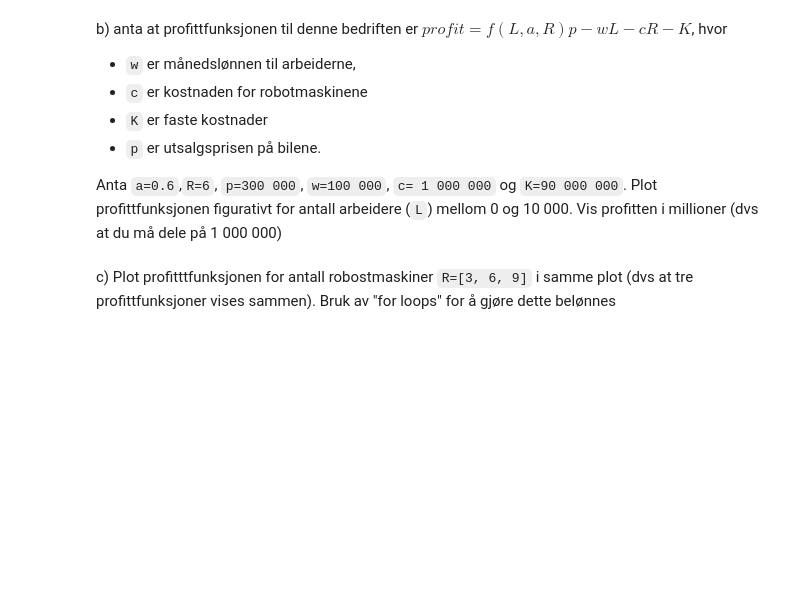
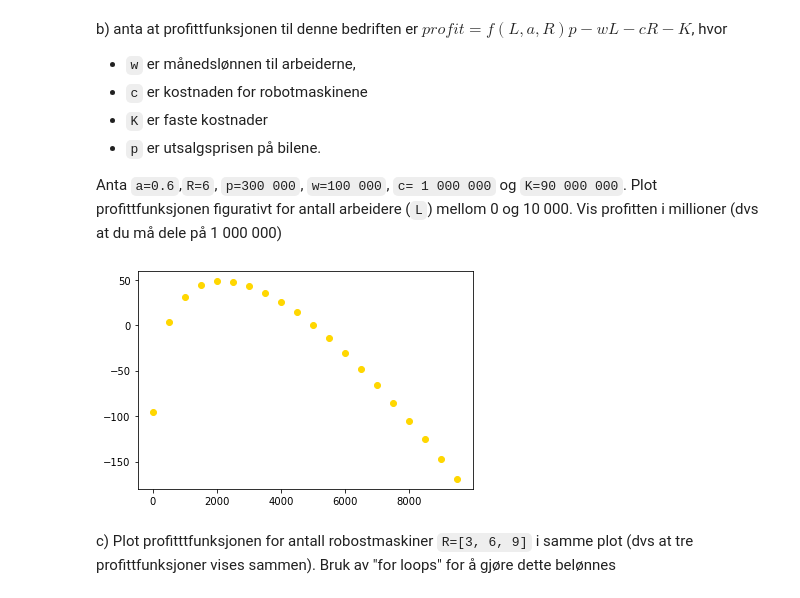
Before and after one commit to Danieljoha/Sok1003-mappeoppgave2, a Jupyter notebook: Mappe 2_oppgaver.ipynb, the cells around one changed output. Drawn from its saved outputs; the diff is of its cells as text; code cells hidden in the pictures; blank space fills up the shorter version.

```diff
--- a/Mappe 2_oppgaver.ipynb
+++ b/Mappe 2_oppgaver.ipynb
@@ -206,5 +218,21 @@ b) anta at profittfunksjonen til denne bedriften er ${profit = f(L, a, R)p-wL-cR
 - `p` er utsalgsprisen på bilene.
 
 Anta `a=0.6`,`R=6`, `p=300 000`, `w=100 000`, `c= 1 000 000` og `K=90 000 000`. Plot profittfunksjonen figurativt for antall arbeidere (`L`) mellom 0 og 10 000. Vis profitten i millioner (dvs at du må dele på 1 000 000)
+# %%
+L = np.arange(0,10000, 500)                 #nye verdier for L
+
+R=6                                         #legger inn de nye verdiene
+p=300000
+w=100000
+c=1000000
+K=90000000
+
+def profittfunksjon(L,a,R,p,w,c,K):         #definerer profittfunksjon og deler på 1 million
+    return (f(L,a,R)*p-w*L-c*R-K)/1000000
+
+for i in L:                                 #ny loop for L, plotter profittfunksjon
+    plt.plot(i, profittfunksjon(i,a,R,p,w,c,K), 'gold', marker='o')
+# %% [output]
+[figure, added]
 # %% [markdown]
 c) Plot profitttfunksjonen for antall robostmaskiner `R=[3, 6, 9]` i samme plot (dvs at tre profittfunksjoner vises sammen). Bruk av "for loops" for å gjøre dette belønnes
```
Also changed, not shown: parts of 3 cells of this notebook.
